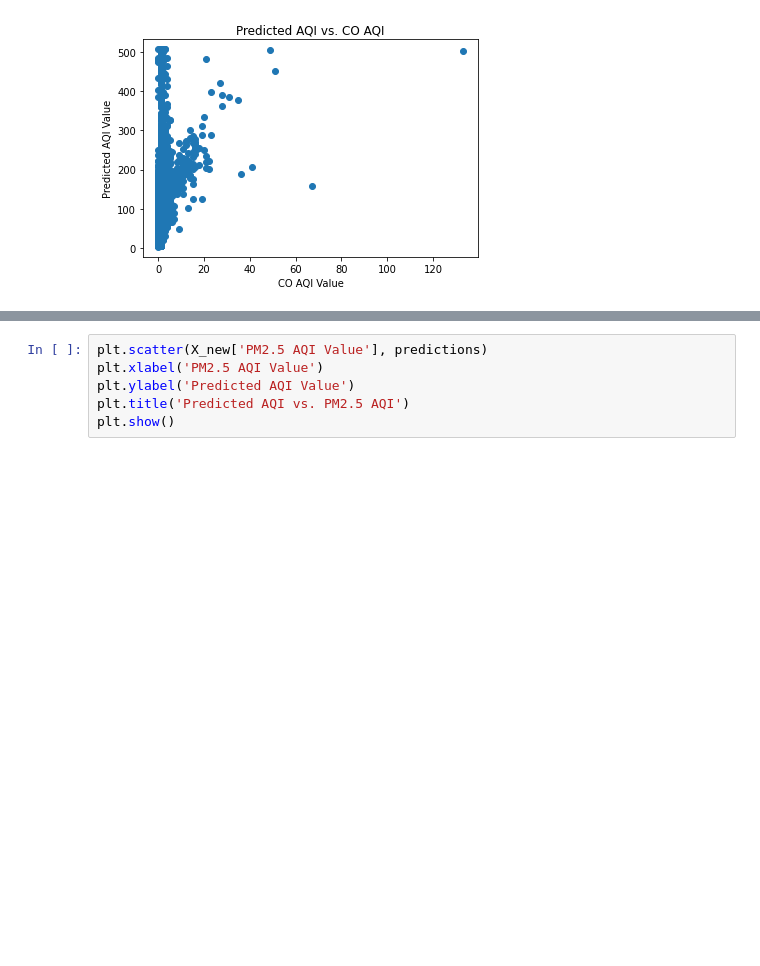
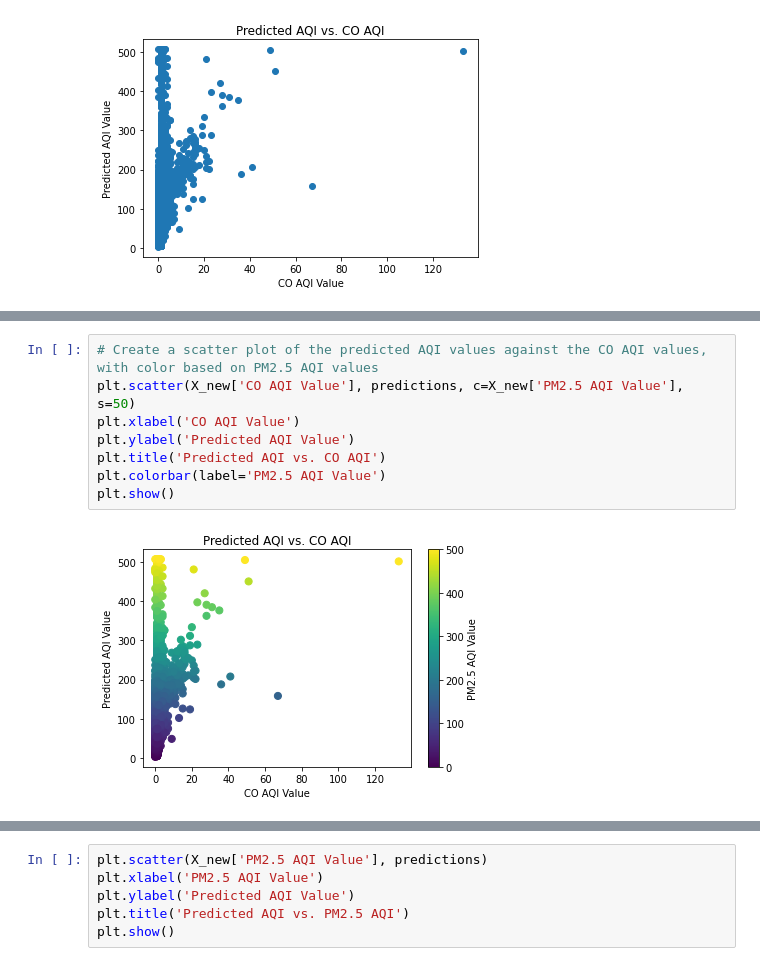
Before and after one commit to Tawanda757/Team_Earth, a Jupyter notebook: Notebooks/Py_Tawanda.ipynb, the cells around one changed output, grey strips where cells are left out. Drawn from its saved outputs; the diff is of its cells as text; blank space fills up the shorter version.

```diff
--- a/Notebooks/Py_Tawanda.ipynb
+++ b/Notebooks/Py_Tawanda.ipynb
@@ -366,0 +380,10 @@ plt.show()
+# %%
+# Create a scatter plot of the predicted AQI values against the CO AQI values, with color based on PM2.5 AQI values
+plt.scatter(X_new['CO AQI Value'], predictions, c=X_new['PM2.5 AQI Value'], s=50)
+plt.xlabel('CO AQI Value')
+plt.ylabel('Predicted AQI Value')
+plt.title('Predicted AQI vs. CO AQI')
+plt.colorbar(label='PM2.5 AQI Value')
+plt.show()
+# %% [output]
+[figure, added]
```
Also changed, not shown: parts of 4 cells of this notebook.
